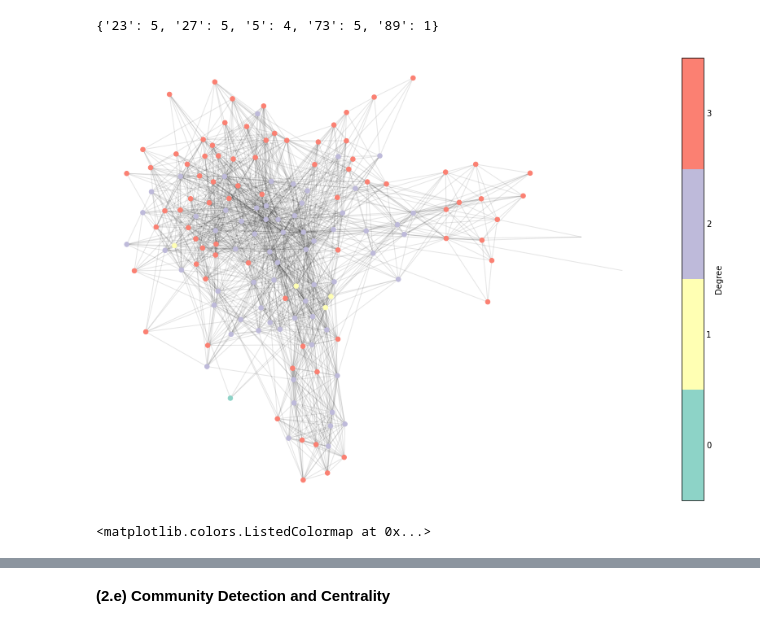
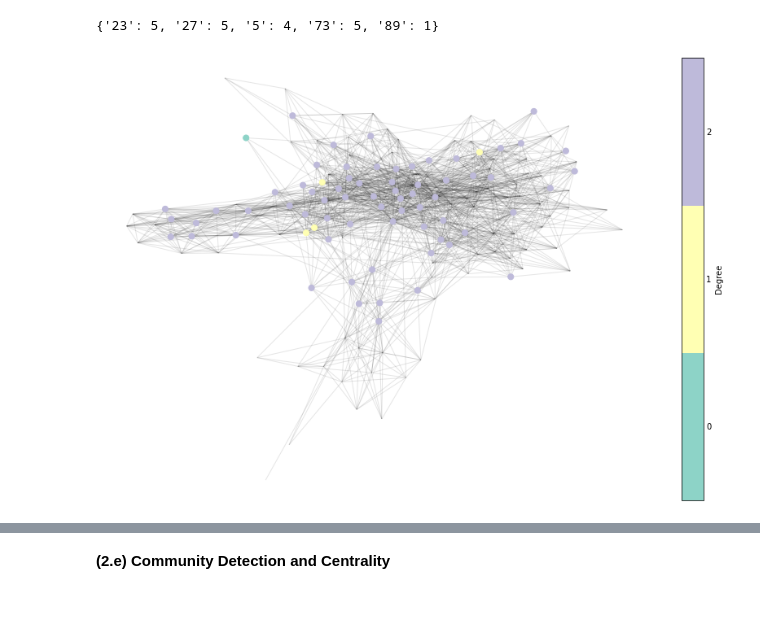
Before and after one commit to Elangoraj/Social-network-analysis, a Jupyter notebook: Networks.ipynb, the cells around one changed output, grey strips where cells are left out. Drawn from its saved outputs; the diff is of its cells as text; code cells hidden in the pictures.

```diff
--- a/Networks.ipynb
+++ b/Networks.ipynb
@@ -301,43 +295,43 @@ dict(hub_ego.degree)
 {'23': 5, '27': 5, '5': 4, '73': 5, '89': 1}
 # %%
 plt.figure(figsize=(15,10))
-length=dict(nx.all_pairs_dijkstra_path_length(Gx,cutoff=3))
+length=dict(nx.all_pairs_dijkstra_path_length(Gx,cutoff=2))
 # print(length[1][4])
 measures= length['5']
 clusters = np.array(list(set(measures.values())))
 
 # colors = [G[u][v]['color'] for u,v in clusters]
 
 # plt.figure()
 pos = nx.spring_layout(Gx)
 
-edges = nx.draw_networkx_edges(Gx, pos, edge_cmap=mcolors.ListedColormap(plt.cm.Set3(clusters)), alpha=0.1)
+mv = list(measures.values())
+
+# color_map = []
+# for i in range(0,len(mv)):
+#   if mv[i] == 0: color_map.append('orange')
+#   elif mv[i] == 1: color_map.append('g')
+#   elif mv[i] == 2: color_map.append('r')
+#   elif mv[i] == 3: color_map.append('b')
+#   elif mv[i] == 4: color_map.append('black')
+
+edges = nx.draw_networkx_edges(Gx, pos, alpha=0.1)
 
 # Create the plot of the network to be placed in the figure
-nodes = nx.draw_networkx_nodes(Gx, pos, node_size=30, cmap=mcolors.ListedColormap(plt.cm.Set3(clusters)),
+nodes = nx.draw_networkx_nodes(Gx, pos, node_size=50, cmap=mcolors.ListedColormap(plt.cm.Set3(clusters)),
                                 node_color=list(measures.values()),
                                 nodelist=list(measures.keys()))
-
-
-
-# Create the title of the plot
-# plt.title(measure_name)
 
 # # Add a colour bar to act as a legend
 cb = plt.colorbar(nodes,ticks=range(0,len(clusters)), label='Degree')
 cb.ax.tick_params(length=0)
 # Adds the community labels to the colour bar
 cb.set_ticklabels(list(set(measures.values())))
 
 
 nodes.set_clim(-0.5, len(clusters)-0.5)
 
-# Show the plot without the x/y axis
 plt.axis('off')
 plt.show()
 # %% [output]
-[figure, old version]
+[figure, new version]
-# %%
-mcolors.ListedColormap(plt.cm.Set3(clusters))
-# %% [output]
-<matplotlib.colors.ListedColormap at 0x...>
```
Also changed, not shown: parts of 46 cells of this notebook.
